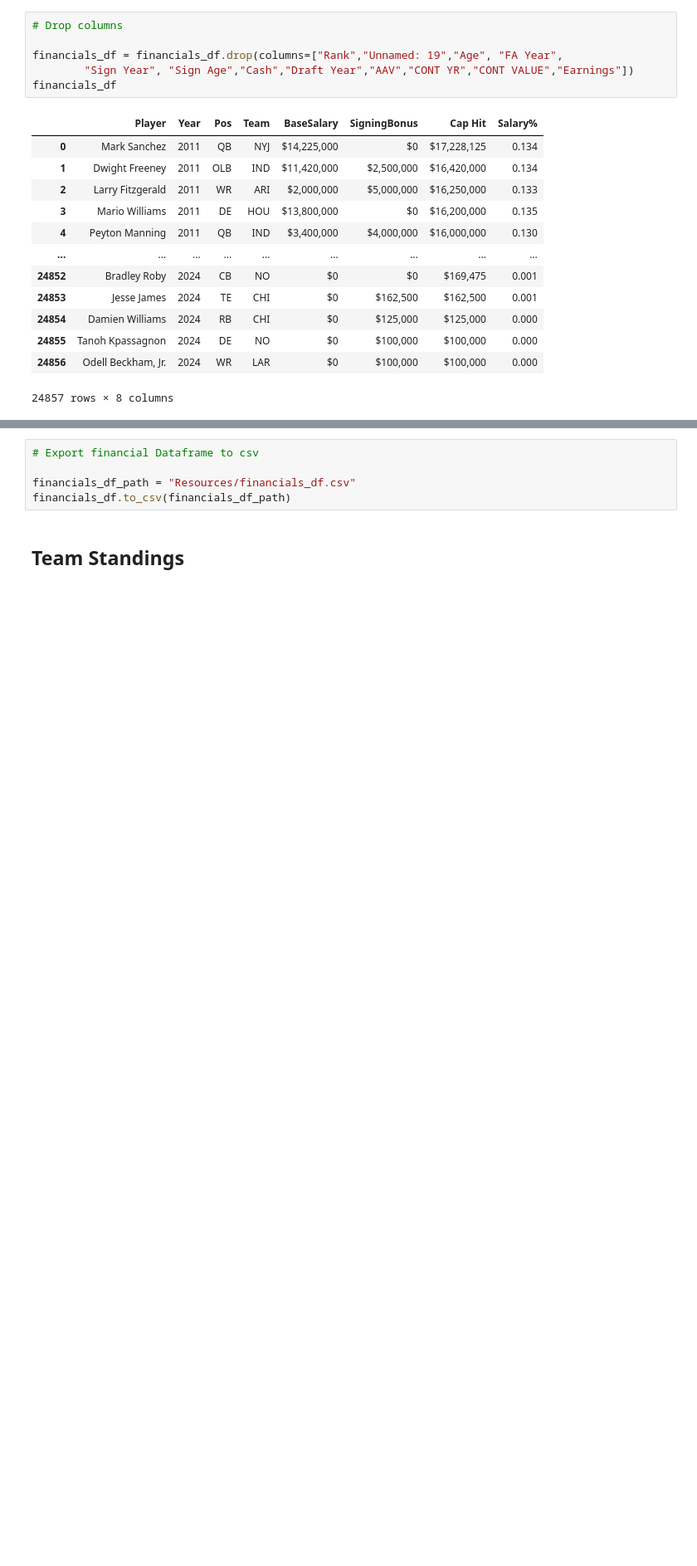
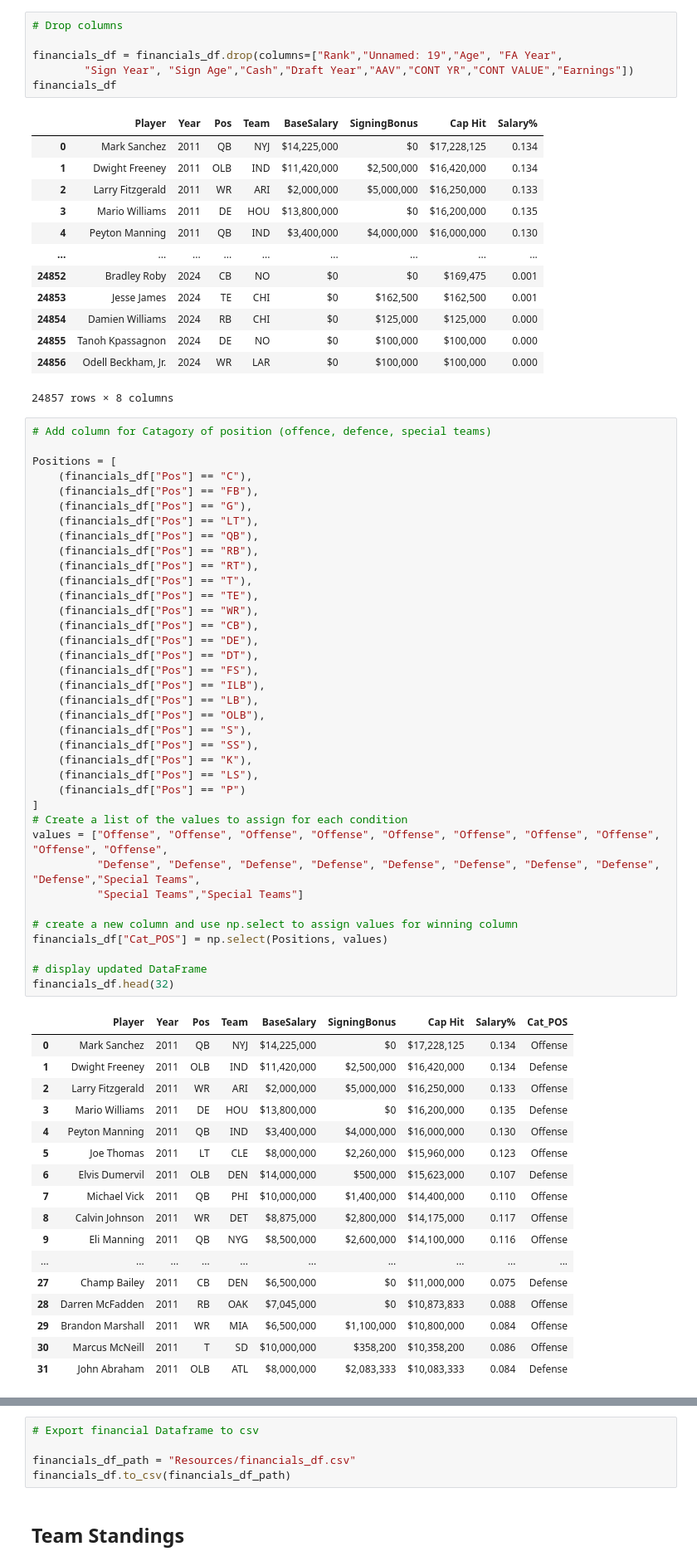
Before and after one commit to karisuchy/NFL-Analysis, a Jupyter notebook: NFL_Analysis.ipynb, the cells around one changed output, grey strips where cells are left out. Shown at 83% size. Saved outputs shown, nothing was run; the diff lists cells and outputs as text; blank space fills up the shorter version.

```diff
--- a/NFL_Analysis.ipynb
+++ b/NFL_Analysis.ipynb
@@ -81,6 +81,61 @@ financials_df
 | 24855 | Tanoh Kpassagnon | 2024 | DE | NO | $0 | $100,000 | $100,000 | 0.000 |
 | 24856 | Odell Beckham, Jr. | 2024 | WR | LAR | $0 | $100,000 | $100,000 | 0.000 |
 24857 rows × 8 columns
+# %%
+# Add column for Catagory of position (offence, defence, special teams)
+
+Positions = [
+    (financials_df["Pos"] == "C"),
+    (financials_df["Pos"] == "FB"),
+    (financials_df["Pos"] == "G"),
+    (financials_df["Pos"] == "LT"),
+    (financials_df["Pos"] == "QB"),
+    (financials_df["Pos"] == "RB"),
+    (financials_df["Pos"] == "RT"),
+    (financials_df["Pos"] == "T"),
+    (financials_df["Pos"] == "TE"),
+    (financials_df["Pos"] == "WR"),
+    (financials_df["Pos"] == "CB"),
+    (financials_df["Pos"] == "DE"),
+    (financials_df["Pos"] == "DT"),
+    (financials_df["Pos"] == "FS"),
+    (financials_df["Pos"] == "ILB"),
+    (financials_df["Pos"] == "LB"),
+    (financials_df["Pos"] == "OLB"),
+    (financials_df["Pos"] == "S"),
+    (financials_df["Pos"] == "SS"),
+    (financials_df["Pos"] == "K"),
+    (financials_df["Pos"] == "LS"),
+    (financials_df["Pos"] == "P")
+]
+# Create a list of the values to assign for each condition
+values = ["Offense", "Offense", "Offense", "Offense", "Offense", "Offense", "Offense", "Offense", "Offense", "Offense",
+          "Defense", "Defense", "Defense", "Defense", "Defense", "Defense", "Defense", "Defense", "Defense","Special Teams",
+          "Special Teams","Special Teams"]
+
+# create a new column and use np.select to assign values for winning column
+financials_df["Cat_POS"] = np.select(Positions, values)
+
+# display updated DataFrame
+financials_df.head(32)
+# %% [output]
+|  | Player | Year | Pos | Team | BaseSalary | SigningBonus | Cap Hit | Salary% | Cat_POS |
+| 0 | Mark Sanchez | 2011 | QB | NYJ | $14,225,000 | $0 | $17,228,125 | 0.134 | Offense |
+| 1 | Dwight Freeney | 2011 | OLB | IND | $11,420,000 | $2,500,000 | $16,420,000 | 0.134 | Defense |
+| 2 | Larry Fitzgerald | 2011 | WR | ARI | $2,000,000 | $5,000,000 | $16,250,000 | 0.133 | Offense |
+| 3 | Mario Williams | 2011 | DE | HOU | $13,800,000 | $0 | $16,200,000 | 0.135 | Defense |
+| 4 | Peyton Manning | 2011 | QB | IND | $3,400,000 | $4,000,000 | $16,000,000 | 0.130 | Offense |
+| 5 | Joe Thomas | 2011 | LT | CLE | $8,000,000 | $2,260,000 | $15,960,000 | 0.123 | Offense |
+| 6 | Elvis Dumervil | 2011 | OLB | DEN | $14,000,000 | $500,000 | $15,623,000 | 0.107 | Defense |
+| 7 | Michael Vick | 2011 | QB | PHI | $10,000,000 | $1,400,000 | $14,400,000 | 0.110 | Offense |
+| 8 | Calvin Johnson | 2011 | WR | DET | $8,875,000 | $2,800,000 | $14,175,000 | 0.117 | Offense |
+| 9 | Eli Manning | 2011 | QB | NYG | $8,500,000 | $2,600,000 | $14,100,000 | 0.116 | Offense |
+| ... | ... | ... | ... | ... | ... | ... | ... | ... | ... |
+| 27 | Champ Bailey | 2011 | CB | DEN | $6,500,000 | $0 | $11,000,000 | 0.075 | Defense |
+| 28 | Darren McFadden | 2011 | RB | OAK | $7,045,000 | $0 | $10,873,833 | 0.088 | Offense |
+| 29 | Brandon Marshall | 2011 | WR | MIA | $6,500,000 | $1,100,000 | $10,800,000 | 0.084 | Offense |
+| 30 | Marcus McNeill | 2011 | T | SD | $10,000,000 | $358,200 | $10,358,200 | 0.086 | Offense |
+| 31 | John Abraham | 2011 | OLB | ATL | $8,000,000 | $2,083,333 | $10,083,333 | 0.084 | Defense |
 # %%
 # Drop rows with future years
 
```
Also changed, not shown: parts of 12 cells of this notebook, 2 other files.
